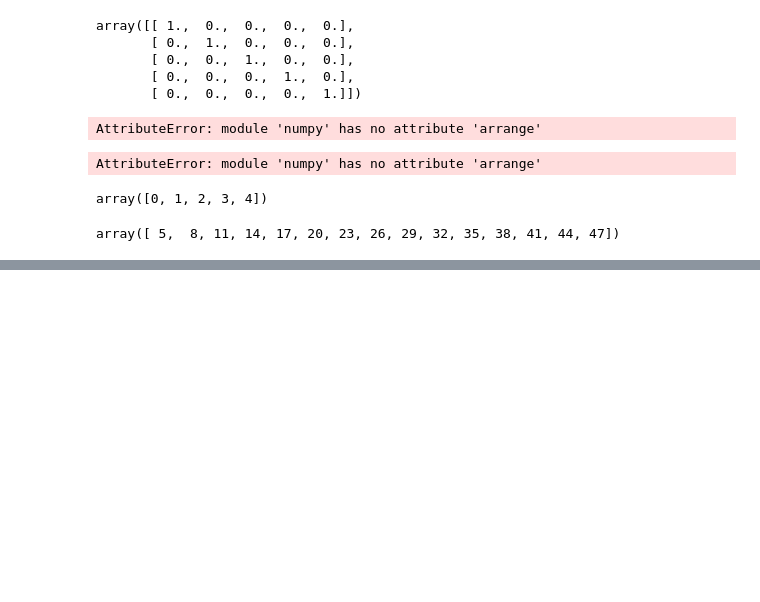
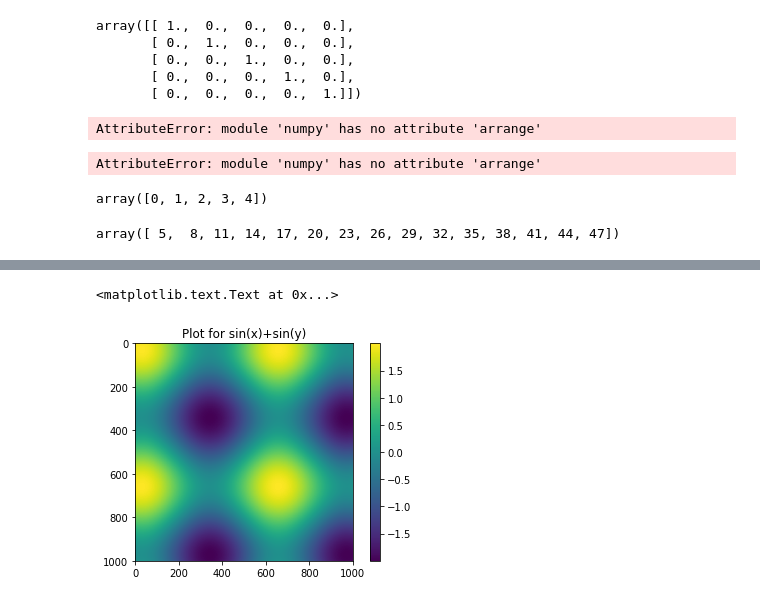
Before and after one commit to Yoshino-Morita/study-python, a Jupyter notebook: study_note.ipynb, the cells around one changed output, grey strips where cells are left out. Saved outputs shown, nothing was run; the diff lists cells and outputs as text; code cells hidden in the pictures; blank space fills up the shorter version.

```diff
--- a/study_note.ipynb
+++ b/study_note.ipynb
@@ -93,0 +442,7 @@ array([ 5,  8, 11, 14, 17, 20, 23, 26, 29, 32, 35, 38, 41, 44, 47])
+# %%
+plt.imshow(z)
+plt.colorbar()
+plt.title('Plot for sin(x)+sin(y)')
+# %% [output]
+<matplotlib.text.Text at 0x...>
+[figure, added]
```
Also changed, not shown: parts of 136 cells of this notebook, 3 other files.
